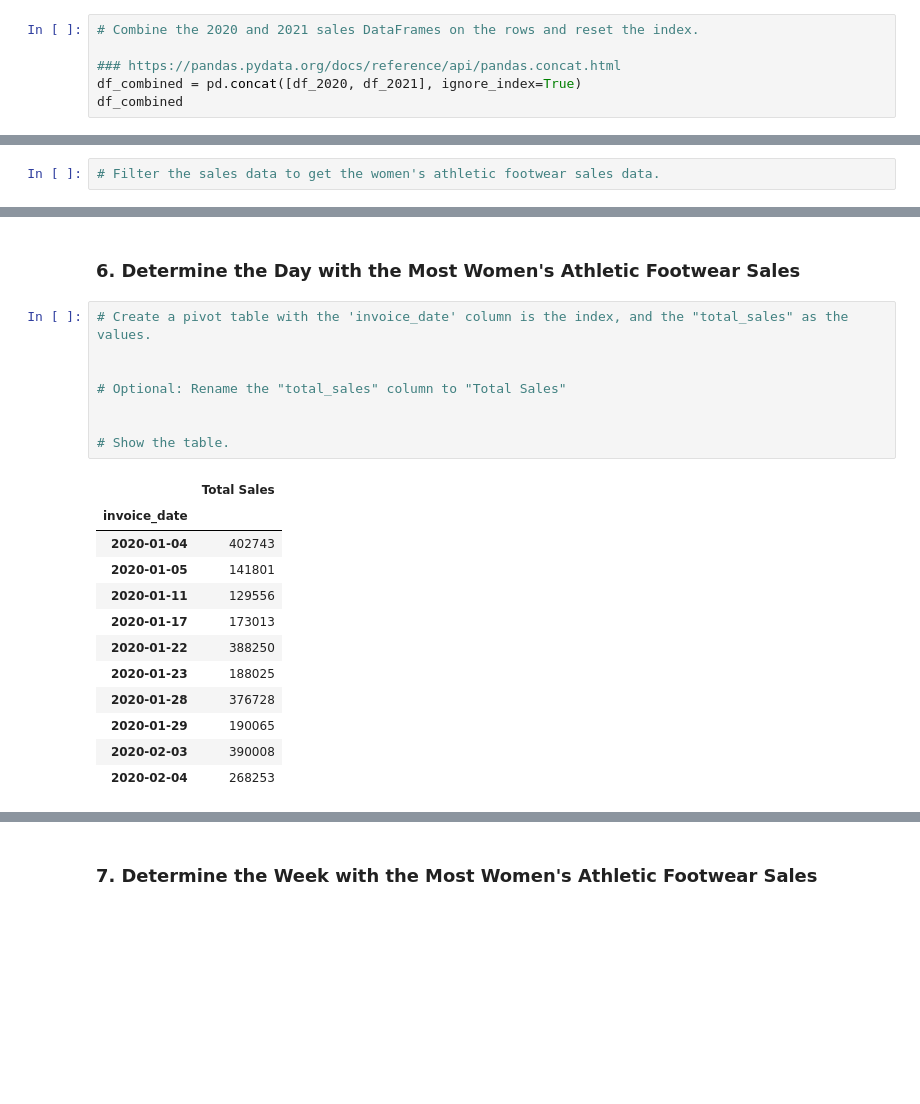
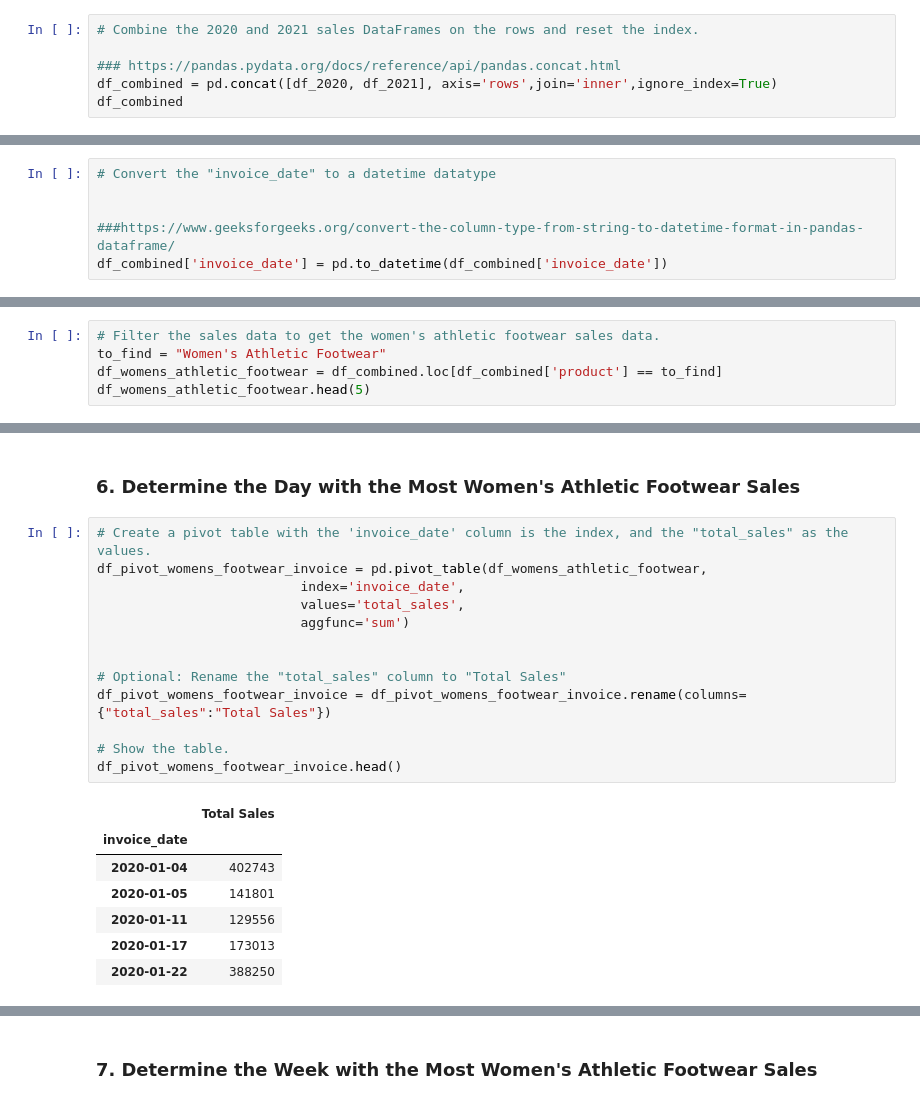
Before and after one commit to baraban7890/athletic_sales_analysis, a Jupyter notebook: athletic_sales_analysis.ipynb, the cells around one changed output, grey strips where cells are left out. Saved outputs shown, nothing was run; the diff lists cells and outputs as text; blank space fills up the shorter version.

```diff
--- a/athletic_sales_analysis.ipynb
+++ b/athletic_sales_analysis.ipynb
@@ -90,7 +90,7 @@ dtype: object
 # Combine the 2020 and 2021 sales DataFrames on the rows and reset the index.
 
 ### https://pandas.pydata.org/docs/reference/api/pandas.concat.html
-df_combined = pd.concat([df_2020, df_2021], ignore_index=True)
+df_combined = pd.concat([df_2020, df_2021], axis='rows',join='inner',ignore_index=True)
 df_combined
 # %% [output]
 |  | retailer | retailer_id | invoice_date | region | state | city | product | price_per_unit | units_sold | ... |
@@ -164,2 +149,8 @@ memory usage: 904.2+ KB
+# %%
+# Convert the "invoice_date" to a datetime datatype
+
+
+###https://www.geeksforgeeks.org/convert-the-column-type-from-string-to-datetime-format-in-pandas-dataframe/
+df_combined['invoice_date'] = pd.to_datetime(df_combined['invoice_date'])
 # %%
 # Confirm that the "invoice_date" data type has been changed.
@@ -295,6 +306,9 @@ memory usage: 904.2+ KB
 ### 5. Determine which Retailer Sold the Most Women's Athletic Footwear
 # %%
 # Filter the sales data to get the women's athletic footwear sales data.
+to_find = "Women's Athletic Footwear"
+df_womens_athletic_footwear = df_combined.loc[df_combined['product'] == to_find]
+df_womens_athletic_footwear.head(5)
 # %% [output]
 |  | retailer | retailer_id | invoice_date | region | state | city | product | price_per_unit | units_sold | ... |
 | 21 | Foot Locker | 1185732 | 2020-01-04 | Northeast | New York | New York | Women's Athletic Footwear | 36 | 281 | ... |
@@ -347,24 +363,24 @@ memory usage: 904.2+ KB
 ### 6. Determine the Day with the Most Women's Athletic Footwear Sales
 # %%
 # Create a pivot table with the 'invoice_date' column is the index, and the "total_sales" as the values.
+df_pivot_womens_footwear_invoice = pd.pivot_table(df_womens_athletic_footwear,
+                          index='invoice_date',
+                          values='total_sales',
+                          aggfunc='sum')
 
 
 # Optional: Rename the "total_sales" column to "Total Sales"
-
+df_pivot_womens_footwear_invoice = df_pivot_womens_footwear_invoice.rename(columns={"total_sales":"Total Sales"})
 
 # Show the table.
+df_pivot_womens_footwear_invoice.head()
 # %% [output]
 |  | Total Sales |
 | invoice_date |  |
 | 2020-01-04 | 402743 |
 | 2020-01-05 | 141801 |
 | 2020-01-11 | 129556 |
 | 2020-01-17 | 173013 |
 | 2020-01-22 | 388250 |
-| 2020-01-23 | 188025 |
-| 2020-01-28 | 376728 |
-| 2020-01-29 | 190065 |
-| 2020-02-03 | 390008 |
-| 2020-02-04 | 268253 |
 # %%
 # Resample the pivot table into daily bins, and get the total sales for each day.
```
Also changed, not shown: parts of 15 cells of this notebook, 3 other files.
